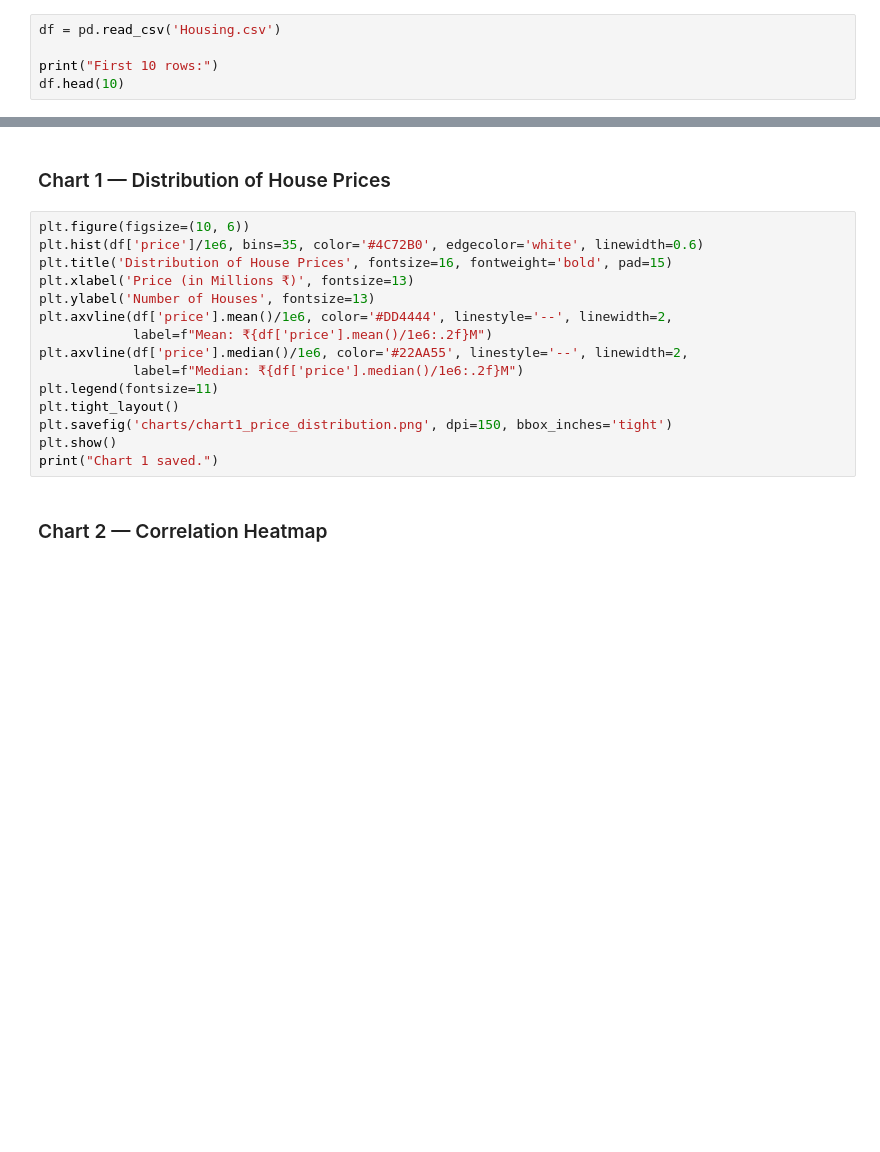
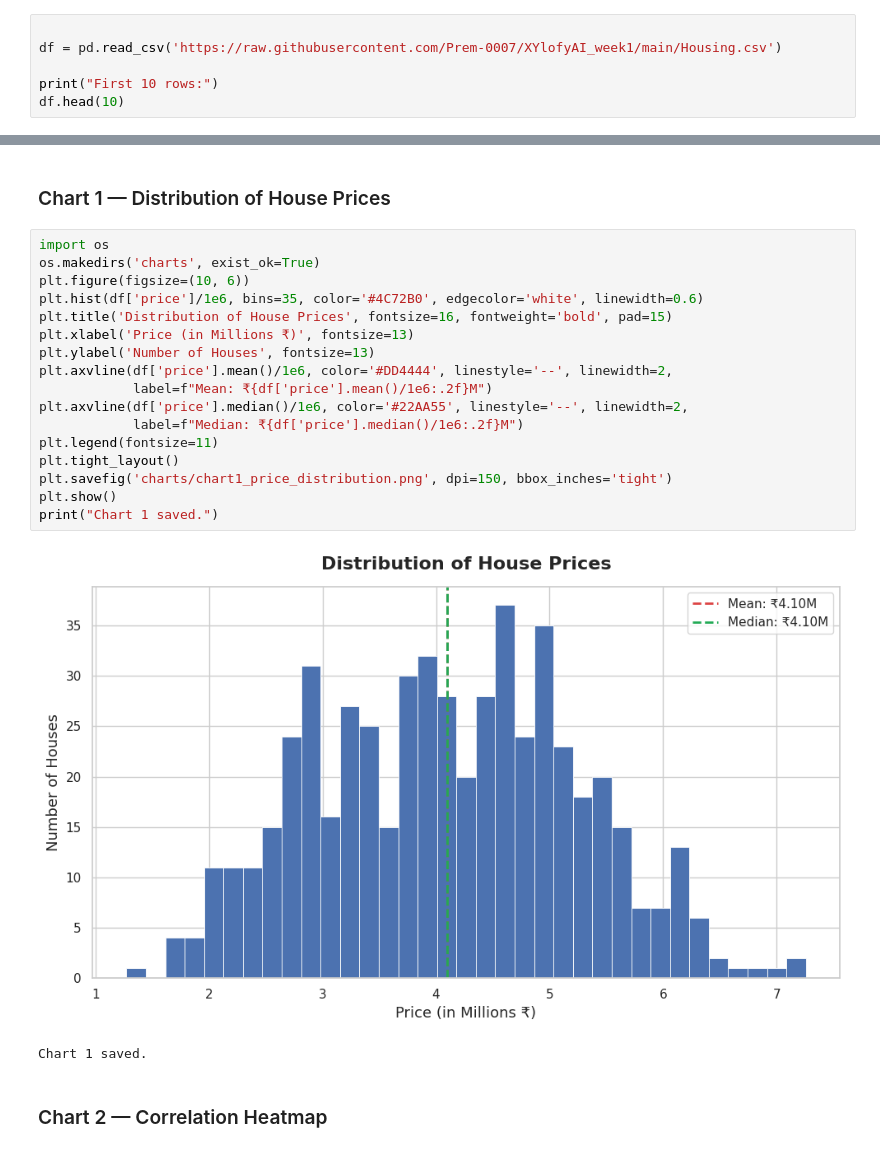
Before and after one commit to Prem-0007/XYlofyAI_week1, a Jupyter notebook: analysis.ipynb, the cells around one changed output, grey strips where cells are left out. Cells and saved outputs as stored; diff of their text form; blank space fills up the shorter version.

Commit message:
Add final analysis notebook - House Price Prediction by Balla Prem Kumar

```diff
--- a/analysis.ipynb
+++ b/analysis.ipynb
@@ -22,7 +26,8 @@ print("Libraries loaded successfully.")
 # %% [markdown]
 ## Task 1 — Data Loading & Exploration
 # %%
-df = pd.read_csv('Housing.csv')
+
+df = pd.read_csv('https://raw.githubusercontent.com/Prem-0007/XYlofyAI_week1/main/Housing.csv')
 
 print("First 10 rows:")
 df.head(10)
@@ -120,20 +216,25 @@ else:
 # %% [markdown]
 ### Chart 1 — Distribution of House Prices
 # %%
+import os
+os.makedirs('charts', exist_ok=True)
 plt.figure(figsize=(10, 6))
 plt.hist(df['price']/1e6, bins=35, color='#4C72B0', edgecolor='white', linewidth=0.6)
 plt.title('Distribution of House Prices', fontsize=16, fontweight='bold', pad=15)
 plt.xlabel('Price (in Millions ₹)', fontsize=13)
 plt.ylabel('Number of Houses', fontsize=13)
 plt.axvline(df['price'].mean()/1e6, color='#DD4444', linestyle='--', linewidth=2,
             label=f"Mean: ₹{df['price'].mean()/1e6:.2f}M")
 plt.axvline(df['price'].median()/1e6, color='#22AA55', linestyle='--', linewidth=2,
             label=f"Median: ₹{df['price'].median()/1e6:.2f}M")
 plt.legend(fontsize=11)
 plt.tight_layout()
 plt.savefig('charts/chart1_price_distribution.png', dpi=150, bbox_inches='tight')
 plt.show()
 print("Chart 1 saved.")
+# %% [output]
+[figure, added]
+Chart 1 saved.
 # %% [markdown]
 ### Chart 2 — Correlation Heatmap
 # %%
```
Also changed, not shown: parts of 16 cells of this notebook.
